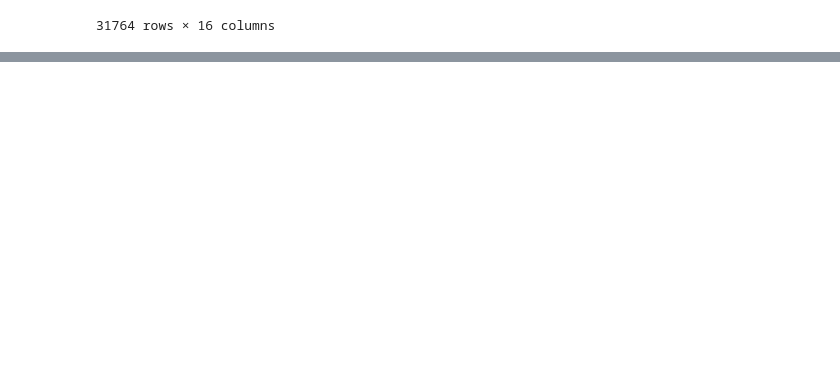
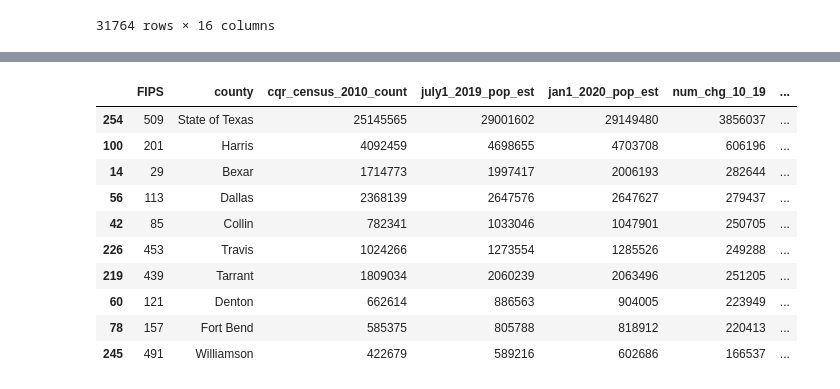
Before and after one commit to randallb15/City-Data, a Jupyter notebook: Testing.ipynb, the cells around one changed output, grey strips where cells are left out. Saved outputs shown, nothing was run; the diff lists cells and outputs as text; code cells hidden in the pictures; blank space fills up the shorter version.

```diff
--- a/Testing.ipynb
+++ b/Testing.ipynb
@@ -377,0 +394,14 @@ ins_outs_df_texas[:3]
+# %%
+countypop_df.sort_values('num_chg_10_20',ascending=False).head(10)
+# %% [output]
+|  | FIPS | county | cqr_census_2010_count | july1_2019_pop_est | jan1_2020_pop_est | num_chg_10_19 | ... |
+| 254 | 509 | State of Texas | 25145565 | 29001602 | 29149480 | 3856037 | ... |
+| 100 | 201 | Harris | 4092459 | 4698655 | 4703708 | 606196 | ... |
+| 14 | 29 | Bexar | 1714773 | 1997417 | 2006193 | 282644 | ... |
+| 56 | 113 | Dallas | 2368139 | 2647576 | 2647627 | 279437 | ... |
+| 42 | 85 | Collin | 782341 | 1033046 | 1047901 | 250705 | ... |
+| 226 | 453 | Travis | 1024266 | 1273554 | 1285526 | 249288 | ... |
+| 219 | 439 | Tarrant | 1809034 | 2060239 | 2063496 | 251205 | ... |
+| 60 | 121 | Denton | 662614 | 886563 | 904005 | 223949 | ... |
+| 78 | 157 | Fort Bend | 585375 | 805788 | 818912 | 220413 | ... |
+| 245 | 491 | Williamson | 422679 | 589216 | 602686 | 166537 | ... |
```
Also changed, not shown: parts of 3 cells of this notebook.
